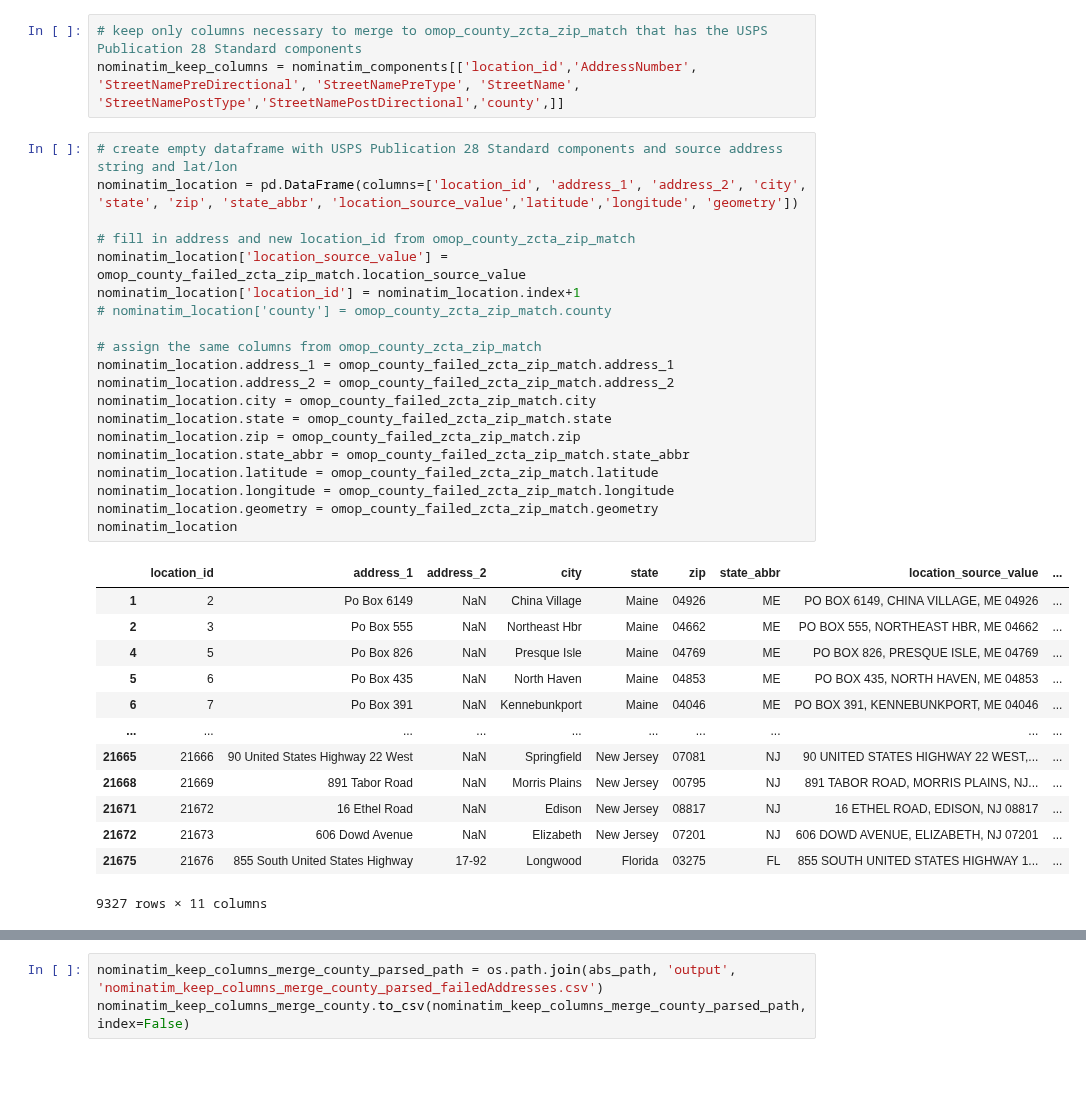
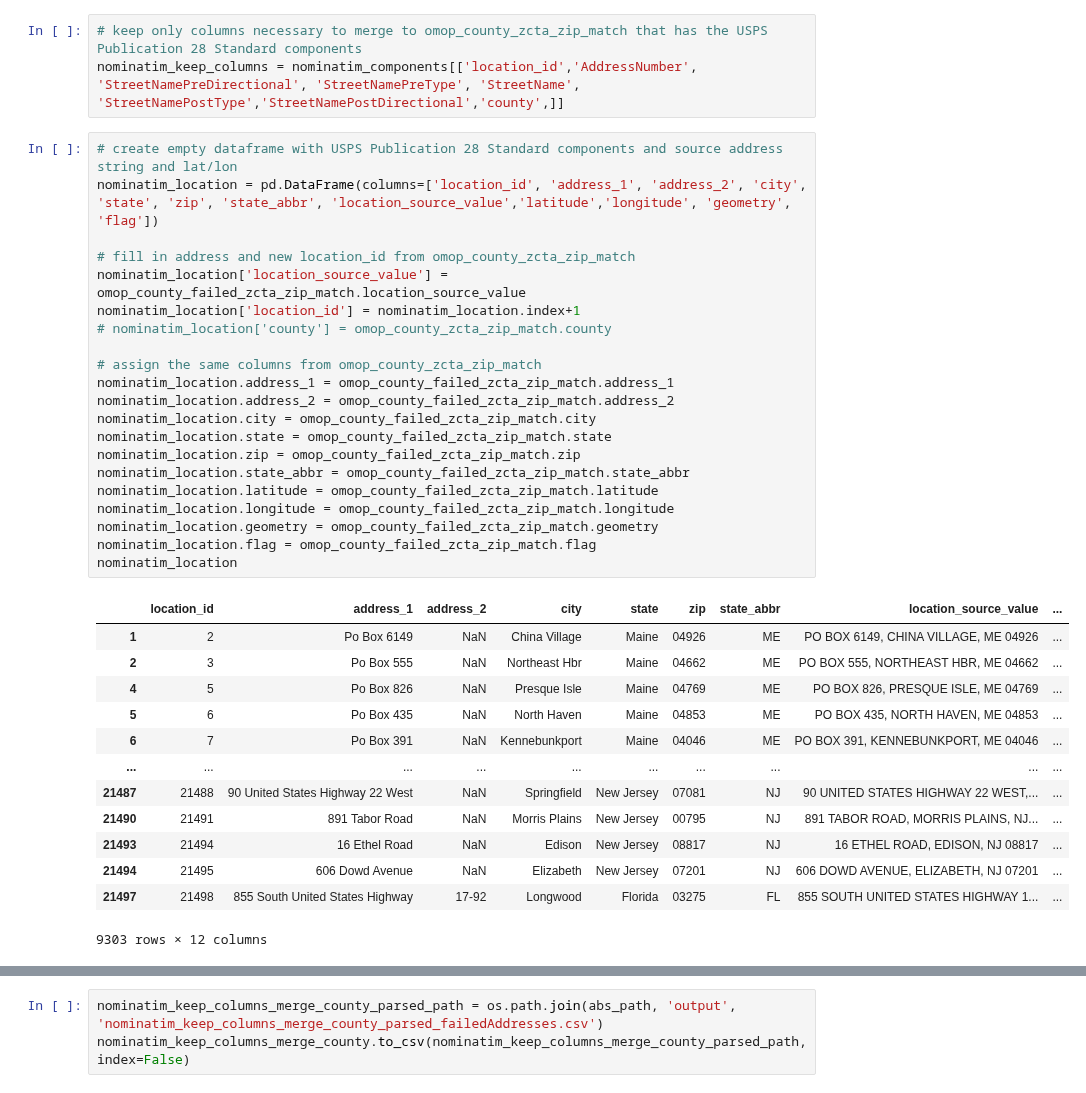
Before and after one commit to brian-cy-chang/UW_Geospatial, a Jupyter notebook: notebooks/nominatim_parsing.ipynb, the cells around one changed output, grey strips where cells are left out. Drawn from its saved outputs; the diff is of its cells as text.

Commit message:
update failed addresses and correct flagging for PO Box

```diff
--- a/notebooks/nominatim_parsing.ipynb
+++ b/notebooks/nominatim_parsing.ipynb
@@ -1032,38 +1033,39 @@ Wall time: 9.12 s
 nominatim_keep_columns = nominatim_components[['location_id','AddressNumber', 'StreetNamePreDirectional', 'StreetNamePreType', 'StreetName', 'StreetNamePostType','StreetNamePostDirectional','county',]]
 # %%
 # create empty dataframe with USPS Publication 28 Standard components and source address string and lat/lon
-nominatim_location = pd.DataFrame(columns=['location_id', 'address_1', 'address_2', 'city', 'state', 'zip', 'state_abbr', 'location_source_value','latitude','longitude', 'geometry'])
+nominatim_location = pd.DataFrame(columns=['location_id', 'address_1', 'address_2', 'city', 'state', 'zip', 'state_abbr', 'location_source_value','latitude','longitude', 'geometry', 'flag'])
 
 # fill in address and new location_id from omop_county_zcta_zip_match
 nominatim_location['location_source_value'] = omop_county_failed_zcta_zip_match.location_source_value
 nominatim_location['location_id'] = nominatim_location.index+1
 # nominatim_location['county'] = omop_county_zcta_zip_match.county
 
 # assign the same columns from omop_county_zcta_zip_match
 nominatim_location.address_1 = omop_county_failed_zcta_zip_match.address_1
 nominatim_location.address_2 = omop_county_failed_zcta_zip_match.address_2
 nominatim_location.city = omop_county_failed_zcta_zip_match.city
 nominatim_location.state = omop_county_failed_zcta_zip_match.state
 nominatim_location.zip = omop_county_failed_zcta_zip_match.zip
 nominatim_location.state_abbr = omop_county_failed_zcta_zip_match.state_abbr
 nominatim_location.latitude = omop_county_failed_zcta_zip_match.latitude
 nominatim_location.longitude = omop_county_failed_zcta_zip_match.longitude
 nominatim_location.geometry = omop_county_failed_zcta_zip_match.geometry
+nominatim_location.flag = omop_county_failed_zcta_zip_match.flag
 nominatim_location
 # %% [output]
 |  | location_id | address_1 | address_2 | city | state | zip | state_abbr | location_source_value | ... |
 | 1 | 2 | Po Box 6149 | NaN | China Village | Maine | 04926 | ME | PO BOX 6149, CHINA VILLAGE, ME 04926 | ... |
 | 2 | 3 | Po Box 555 | NaN | Northeast Hbr | Maine | 04662 | ME | PO BOX 555, NORTHEAST HBR, ME 04662 | ... |
 | 4 | 5 | Po Box 826 | NaN | Presque Isle | Maine | 04769 | ME | PO BOX 826, PRESQUE ISLE, ME 04769 | ... |
 | 5 | 6 | Po Box 435 | NaN | North Haven | Maine | 04853 | ME | PO BOX 435, NORTH HAVEN, ME 04853 | ... |
 | 6 | 7 | Po Box 391 | NaN | Kennebunkport | Maine | 04046 | ME | PO BOX 391, KENNEBUNKPORT, ME 04046 | ... |
 | ... | ... | ... | ... | ... | ... | ... | ... | ... | ... |
-| 21665 | 21666 | 90 United States Highway 22 West | NaN | Springfield | New Jersey | 07081 | NJ | 90 UNITED STATES HIGHWAY 22 WEST,... | ... |
-| 21668 | 21669 | 891 Tabor Road | NaN | Morris Plains | New Jersey | 00795 | NJ | 891 TABOR ROAD, MORRIS PLAINS, NJ... | ... |
-| 21671 | 21672 | 16 Ethel Road | NaN | Edison | New Jersey | 08817 | NJ | 16 ETHEL ROAD, EDISON, NJ 08817 | ... |
-| 21672 | 21673 | 606 Dowd Avenue | NaN | Elizabeth | New Jersey | 07201 | NJ | 606 DOWD AVENUE, ELIZABETH, NJ 07201 | ... |
-| 21675 | 21676 | 855 South United States Highway | 17-92 | Longwood | Florida | 03275 | FL | 855 SOUTH UNITED STATES HIGHWAY 1... | ... |
+| 21487 | 21488 | 90 United States Highway 22 West | NaN | Springfield | New Jersey | 07081 | NJ | 90 UNITED STATES HIGHWAY 22 WEST,... | ... |
+| 21490 | 21491 | 891 Tabor Road | NaN | Morris Plains | New Jersey | 00795 | NJ | 891 TABOR ROAD, MORRIS PLAINS, NJ... | ... |
+| 21493 | 21494 | 16 Ethel Road | NaN | Edison | New Jersey | 08817 | NJ | 16 ETHEL ROAD, EDISON, NJ 08817 | ... |
+| 21494 | 21495 | 606 Dowd Avenue | NaN | Elizabeth | New Jersey | 07201 | NJ | 606 DOWD AVENUE, ELIZABETH, NJ 07201 | ... |
+| 21497 | 21498 | 855 South United States Highway | 17-92 | Longwood | Florida | 03275 | FL | 855 SOUTH UNITED STATES HIGHWAY 1... | ... |
-9327 rows × 11 columns
+9303 rows × 12 columns
 # %%
 # merge omop_county_zcta_zip_match addresses to the ones that parsed fully from nominatim_keep_columns_merge_county
 nominatim_keep_columns_merge_county = nominatim_keep_columns.merge(nominatim_location, how='left', on='location_id')
```
Also changed, not shown: parts of 13 cells of this notebook, 6 other files.
